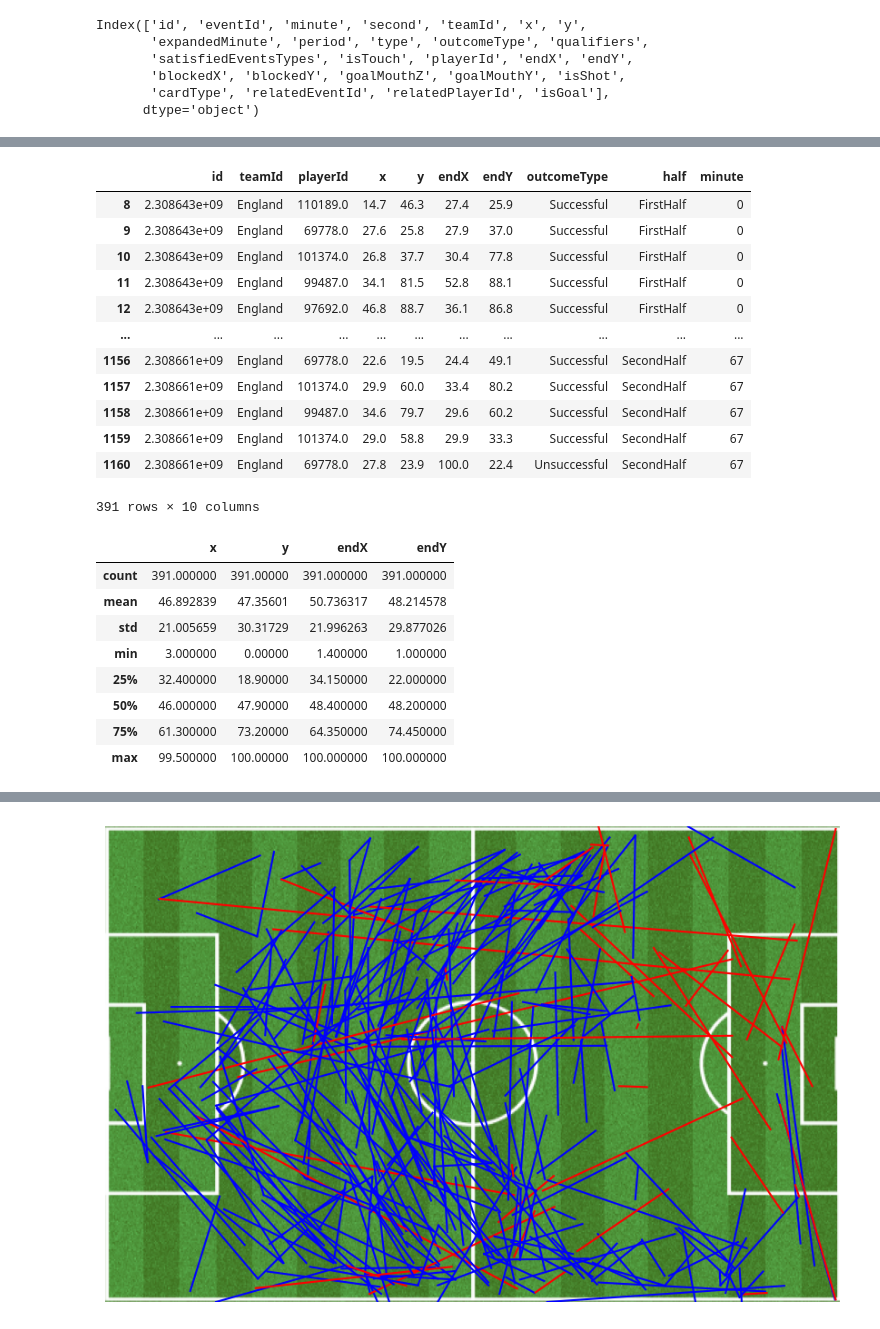
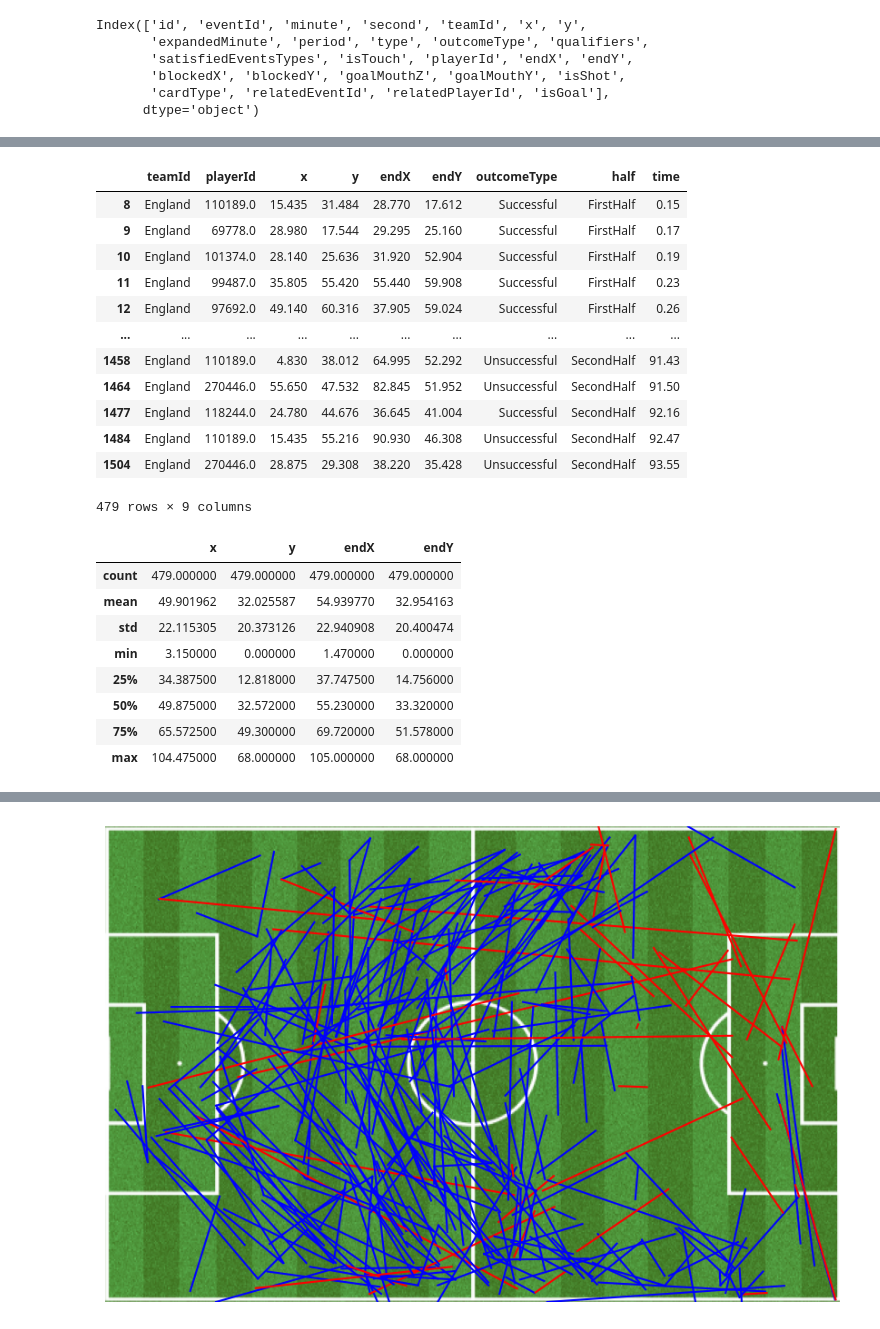
Before and after one commit to Jedrek00/FootballDataVis, a Jupyter notebook: eda.ipynb, the cells around one changed output, grey strips where cells are left out. Drawn from its saved outputs; the diff is of its cells as text; code cells hidden in the pictures.

```diff
--- a/eda.ipynb
+++ b/eda.ipynb
@@ -9,6 +9,11 @@ import matplotlib as mpl
 pd.set_option('display.max_columns', 999)
 %matplotlib inline
 mpl.rcParams['figure.facecolor'] = 'white'
+# %%
+HOME_TEAM = "England"
+AWAY_TEAM = "Germany"
+PITCH_MAX_X = 105
+PITCH_MAX_Y = 68
 # %%
 def extract_json_from_html(html_path, save_output=False):
     html_file = open(html_path, 'r')
@@ -49,7 +54,7 @@ def extract_data_from_dict(data):
     players_ids = data["matchCentreData"]["playerIdNameDictionary"]
     return events_dict, players_df, teams_dict
 # %%
-match_html_path = './England 2-0 Germany - European Championship 2020 Live.html'
+match_html_path = './reasources/htmls/England 2-0 Germany - European Championship 2020 Live.html'
 json_data_txt = extract_json_from_html(match_html_path)
 # %%
 data = json.loads(json_data_txt)
@@ -87,9 +92,30 @@ Index(['id', 'eventId', 'minute', 'second', 'teamId', 'x', 'y',
        'cardType', 'relatedEventId', 'relatedPlayerId', 'isGoal'],
       dtype='object')
 # %%
+df = pd.DataFrame(events_dict)
+
 df["eventType"] = df.apply(lambda row: row["type"]["displayName"], axis=1)
 df["outcomeType"] = df.apply(lambda row: row["outcomeType"]["displayName"], axis=1)
 df["half"] = df.apply(lambda row: row["period"]["displayName"], axis=1)
+
+df["x"] = df["x"].apply(lambda row: row / 100 * PITCH_MAX_X)
+df["endX"] = df["endX"].apply(lambda row: row / 100 * PITCH_MAX_X)
+df["y"] = df["y"].apply(lambda row: row / 100 * PITCH_MAX_Y)
+df["endY"] = df["endY"].apply(lambda row: row / 100 * PITCH_MAX_Y)
+
+df["time"] = df["minute"] + df["second"] / 100
+
 df.replace(teams_dict, inplace=True)
+
+recivers= []
+for idx, row in df.iterrows():
+    if row["eventType"] == "Pass":
+        recivers.append(df.iloc[idx+1, 14])
+    else:
+        recivers.append(np.nan)
+df["reciverId"] = recivers
+
+df.drop(columns=["id", "period", "type", "minute", "second"], inplace=True)
+# TODO change columns order
 df.head()
 # %% [output]
@@ -108,4 +139,4 @@ df[(df.eventType == 'SubstitutionOn') & (df.teamId == 'England')][["minute", "se
 # %%
-passes = df.loc[df.index[df.eventType == "Pass"], ["id", "teamId", "playerId", "x", "y", "endX", "endY", "outcomeType", "half", "minute"]]
+passes = df.loc[df.index[df.eventType == "Pass"], ["teamId", "playerId", "x", "y", "endX", "endY", "outcomeType", "half", "time"]]
 passes
 # %% [output]
@@ -125,29 +156,29 @@ passes
 # %%
-england_passes = passes[(passes.teamId == "England") & (passes.minute < 68)]
+england_passes = passes[(passes.teamId == HOME_TEAM)]
 england_passes
 # %% [output]
-|  | id | teamId | playerId | x | y | endX | endY | outcomeType | half | minute |
-| 8 | 2.308643e+09 | England | 110189.0 | 14.7 | 46.3 | 27.4 | 25.9 | Successful | FirstHalf | 0 |
-| 9 | 2.308643e+09 | England | 69778.0 | 27.6 | 25.8 | 27.9 | 37.0 | Successful | FirstHalf | 0 |
-| 10 | 2.308643e+09 | England | 101374.0 | 26.8 | 37.7 | 30.4 | 77.8 | Successful | FirstHalf | 0 |
-| 11 | 2.308643e+09 | England | 99487.0 | 34.1 | 81.5 | 52.8 | 88.1 | Successful | FirstHalf | 0 |
-| 12 | 2.308643e+09 | England | 97692.0 | 46.8 | 88.7 | 36.1 | 86.8 | Successful | FirstHalf | 0 |
-| ... | ... | ... | ... | ... | ... | ... | ... | ... | ... | ... |
-| 1156 | 2.308661e+09 | England | 69778.0 | 22.6 | 19.5 | 24.4 | 49.1 | Successful | SecondHalf | 67 |
-| 1157 | 2.308661e+09 | England | 101374.0 | 29.9 | 60.0 | 33.4 | 80.2 | Successful | SecondHalf | 67 |
-| 1158 | 2.308661e+09 | England | 99487.0 | 34.6 | 79.7 | 29.6 | 60.2 | Successful | SecondHalf | 67 |
-| 1159 | 2.308661e+09 | England | 101374.0 | 29.0 | 58.8 | 29.9 | 33.3 | Successful | SecondHalf | 67 |
-| 1160 | 2.308661e+09 | England | 69778.0 | 27.8 | 23.9 | 100.0 | 22.4 | Unsuccessful | SecondHalf | 67 |
+|  | teamId | playerId | x | y | endX | endY | outcomeType | half | time |
+| 8 | England | 110189.0 | 15.435 | 31.484 | 28.770 | 17.612 | Successful | FirstHalf | 0.15 |
+| 9 | England | 69778.0 | 28.980 | 17.544 | 29.295 | 25.160 | Successful | FirstHalf | 0.17 |
+| 10 | England | 101374.0 | 28.140 | 25.636 | 31.920 | 52.904 | Successful | FirstHalf | 0.19 |
+| 11 | England | 99487.0 | 35.805 | 55.420 | 55.440 | 59.908 | Successful | FirstHalf | 0.23 |
+| 12 | England | 97692.0 | 49.140 | 60.316 | 37.905 | 59.024 | Successful | FirstHalf | 0.26 |
+| ... | ... | ... | ... | ... | ... | ... | ... | ... | ... |
+| 1458 | England | 110189.0 | 4.830 | 38.012 | 64.995 | 52.292 | Unsuccessful | SecondHalf | 91.43 |
+| 1464 | England | 270446.0 | 55.650 | 47.532 | 82.845 | 51.952 | Unsuccessful | SecondHalf | 91.50 |
+| 1477 | England | 118244.0 | 24.780 | 44.676 | 36.645 | 41.004 | Successful | SecondHalf | 92.16 |
+| 1484 | England | 110189.0 | 15.435 | 55.216 | 90.930 | 46.308 | Unsuccessful | SecondHalf | 92.47 |
+| 1504 | England | 270446.0 | 28.875 | 29.308 | 38.220 | 35.428 | Unsuccessful | SecondHalf | 93.55 |
-391 rows × 10 columns
+479 rows × 9 columns
 # %%
 england_passes[["x", "y", "endX", "endY"]].describe()
 # %% [output]
 |  | x | y | endX | endY |
-| count | 391.000000 | 391.00000 | 391.000000 | 391.000000 |
-| mean | 46.892839 | 47.35601 | 50.736317 | 48.214578 |
-| std | 21.005659 | 30.31729 | 21.996263 | 29.877026 |
-| min | 3.000000 | 0.00000 | 1.400000 | 1.000000 |
-| 25% | 32.400000 | 18.90000 | 34.150000 | 22.000000 |
-| 50% | 46.000000 | 47.90000 | 48.400000 | 48.200000 |
-| 75% | 61.300000 | 73.20000 | 64.350000 | 74.450000 |
-| max | 99.500000 | 100.00000 | 100.000000 | 100.000000 |
+| count | 479.000000 | 479.000000 | 479.000000 | 479.000000 |
+| mean | 49.901962 | 32.025587 | 54.939770 | 32.954163 |
+| std | 22.115305 | 20.373126 | 22.940908 | 20.400474 |
+| min | 3.150000 | 0.000000 | 1.470000 | 0.000000 |
+| 25% | 34.387500 | 12.818000 | 37.747500 | 14.756000 |
+| 50% | 49.875000 | 32.572000 | 55.230000 | 33.320000 |
+| 75% | 65.572500 | 49.300000 | 69.720000 | 51.578000 |
+| max | 104.475000 | 68.000000 | 105.000000 | 68.000000 |
```
Also changed, not shown: parts of 17 cells of this notebook.
